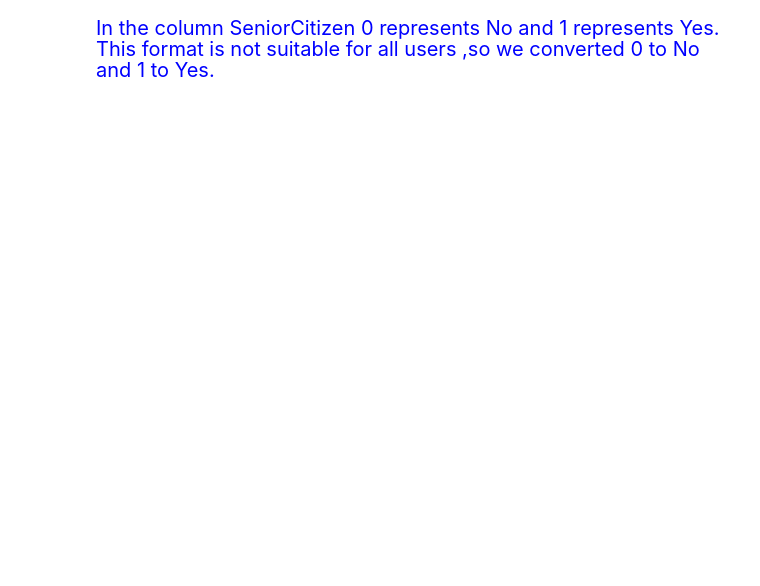
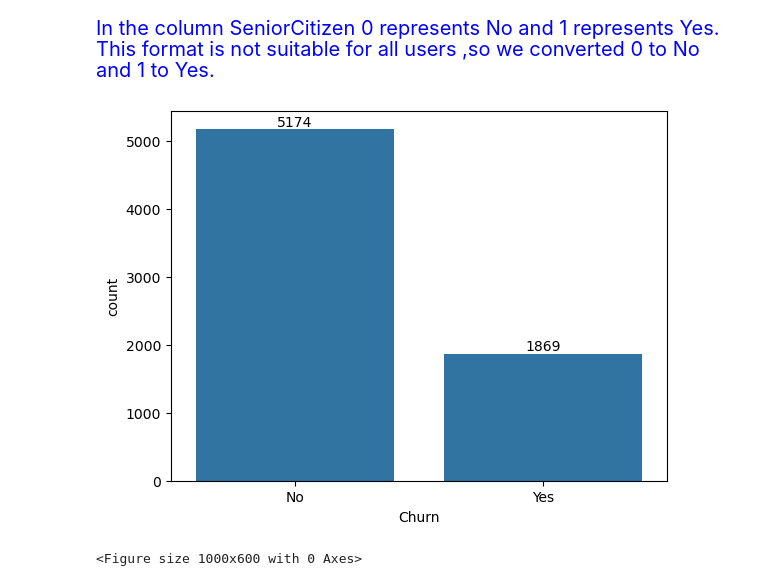
Before and after one commit to Kartika-Nidhi/DS_projects, a Jupyter notebook: EDA.ipynb, the cells around one changed output. Saved outputs shown, nothing was run; the diff lists cells and outputs as text; code cells hidden in the pictures; blank space fills up the shorter version.

Commit message:
Analyzing Customer Churn using graph

```diff
--- a/EDA.ipynb
+++ b/EDA.ipynb
@@ -140,3 +143,11 @@ data.head()
 # %% [markdown]
 <div style = "color:blue; font-size:20px">In the column SeniorCitizen 0 represents No and 1 represents Yes. This format is not suitable for all users
 ,so we converted 0 to No and 1 to Yes.
+# %%
+ax = sns.countplot(x = 'Churn', data = data)
+ax.bar_label(ax.containers[0])
+plt.figure(figsize=(10,6))
+plt.show()
+# %% [output]
+[figure, added]
+<Figure size 1000x600 with 0 Axes>
```
Also changed, not shown: parts of 4 cells of this notebook.
